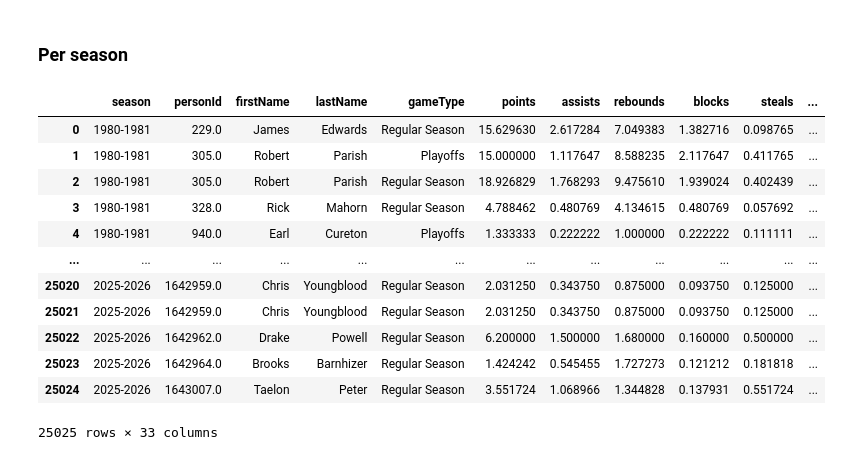
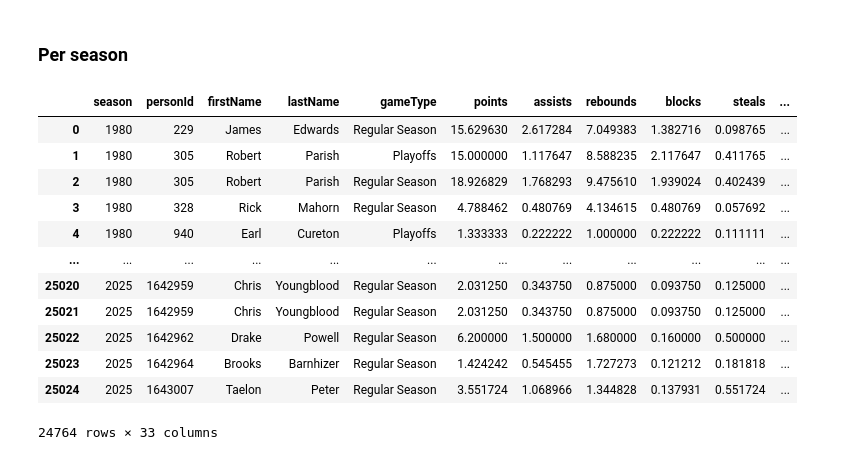
Before and after one commit to com-480-data-visualization/HoopViz, a Jupyter notebook: scripts/players/players.ipynb, the cells around one changed output. Cells and saved outputs as stored; diff of their text form; code cells hidden in the pictures.

Commit message:
add player metadata, remove normalisation/ranking preprocessing and add documentation

```diff
--- a/scripts/players/players.ipynb
+++ b/scripts/players/players.ipynb
@@ -10,9 +10,9 @@ DATA_PATH = "../../data/"
 def get_season(date):
     year = date.year
     if date.month >= 9:
-        return f"{year}-{year+1}"
+        return f"{year}"
     else:
-        return f"{year-1}-{year}"
+        return f"{year-1}"
 # %%
 player_stats = pd.read_csv(DATA_PATH + "/nba_database/PlayerStatistics.csv", dtype={10: str, 11: str, 15: str})
 
@@ -50,6 +50,7 @@ display(player_stats)
 # %%
 # add salary data
 salaries = pd.read_csv(DATA_PATH + "/nba_salary/player_salaries.csv")
+salaries["season"] = salaries["season"].apply(lambda x: x.split("-")[0])
 display(salaries)
 # %% [output]
 |  | player | salary_usd | season | personId | firstName | lastName |
@@ -127,42 +128,54 @@ player_stats_season = player_stats_season.join(main_totals)
 # use minimum game thresholds for regular season / playoffs
 regular_season_min_games = 15
 playoffs_min_games = 4
 
 game_type_idx = player_stats_season.index.get_level_values("gameType")
 player_stats_season = player_stats_season[
     ((game_type_idx == "Regular Season") & (player_stats_season["gamesPlayed"] >= regular_season_min_games)) |
     ((game_type_idx == "Playoffs") & (player_stats_season["gamesPlayed"] >= playoffs_min_games))
 ]
 
 # calculate shooting percentages on season totals
 player_stats_season["proportionThreePoint"] = player_stats_season["threePointersAttempted"] / player_stats_season["fieldGoalsAttempted"]
 player_stats_season["fieldGoalsPercentage"] = player_stats_season["fieldGoalsMade"] / player_stats_season["fieldGoalsAttempted"]
 player_stats_season["threePointersPercentage"] = player_stats_season["threePointersMade"] / player_stats_season["threePointersAttempted"]
 player_stats_season["freeThrowsPercentage"] = player_stats_season["freeThrowsMade"] / player_stats_season["freeThrowsAttempted"]
 
 player_stats_season_flat = player_stats_season.reset_index().copy()
 
 # join salaries on personId and season
 salaries = salaries[["personId", "season", "salary_usd"]].rename(columns={"salary_usd": "salary"})
 player_stats_season_flat = player_stats_season_flat.merge(
     salaries,
     left_on=["personId", "season"],
     right_on=["personId", "season"],
     how="left"
 )
 
+# remove players with same firstName and lastName but different personId (no important player should be affected by this, and it will make the data cleaner for the visualizations)
+conflicting_ids = (
+    player_stats_season_flat.groupby(['firstName', 'lastName'])['personId']
+      .filter(lambda s: s.nunique() > 1)   # keep rows in conflicting name groups
+      .unique()
+)
+player_stats_season_flat = player_stats_season_flat[~player_stats_season_flat['personId'].isin(conflicting_ids)]
+
+
+player_stats_season_flat["personId"] = player_stats_season_flat["personId"].astype(int)
+
+player_stats_season_flat.to_csv(DATA_PATH + "/processed/player_seasons.csv", index=False)
 display(player_stats_season_flat)
 # %% [output]
 |  | season | personId | firstName | lastName | gameType | points | assists | rebounds | blocks | steals | ... |
-| 0 | 1980-1981 | 229.0 | James | Edwards | Regular Season | 15.629630 | 2.617284 | 7.049383 | 1.382716 | 0.098765 | ... |
-| 1 | 1980-1981 | 305.0 | Robert | Parish | Playoffs | 15.000000 | 1.117647 | 8.588235 | 2.117647 | 0.411765 | ... |
-| 2 | 1980-1981 | 305.0 | Robert | Parish | Regular Season | 18.926829 | 1.768293 | 9.475610 | 1.939024 | 0.402439 | ... |
-| 3 | 1980-1981 | 328.0 | Rick | Mahorn | Regular Season | 4.788462 | 0.480769 | 4.134615 | 0.480769 | 0.057692 | ... |
-| 4 | 1980-1981 | 940.0 | Earl | Cureton | Playoffs | 1.333333 | 0.222222 | 1.000000 | 0.222222 | 0.111111 | ... |
+| 0 | 1980 | 229 | James | Edwards | Regular Season | 15.629630 | 2.617284 | 7.049383 | 1.382716 | 0.098765 | ... |
+| 1 | 1980 | 305 | Robert | Parish | Playoffs | 15.000000 | 1.117647 | 8.588235 | 2.117647 | 0.411765 | ... |
+| 2 | 1980 | 305 | Robert | Parish | Regular Season | 18.926829 | 1.768293 | 9.475610 | 1.939024 | 0.402439 | ... |
+| 3 | 1980 | 328 | Rick | Mahorn | Regular Season | 4.788462 | 0.480769 | 4.134615 | 0.480769 | 0.057692 | ... |
+| 4 | 1980 | 940 | Earl | Cureton | Playoffs | 1.333333 | 0.222222 | 1.000000 | 0.222222 | 0.111111 | ... |
 | ... | ... | ... | ... | ... | ... | ... | ... | ... | ... | ... | ... |
-| 25020 | 2025-2026 | 1642959.0 | Chris | Youngblood | Regular Season | 2.031250 | 0.343750 | 0.875000 | 0.093750 | 0.125000 | ... |
-| 25021 | 2025-2026 | 1642959.0 | Chris | Youngblood | Regular Season | 2.031250 | 0.343750 | 0.875000 | 0.093750 | 0.125000 | ... |
-| 25022 | 2025-2026 | 1642962.0 | Drake | Powell | Regular Season | 6.200000 | 1.500000 | 1.680000 | 0.160000 | 0.500000 | ... |
-| 25023 | 2025-2026 | 1642964.0 | Brooks | Barnhizer | Regular Season | 1.424242 | 0.545455 | 1.727273 | 0.121212 | 0.181818 | ... |
-| 25024 | 2025-2026 | 1643007.0 | Taelon | Peter | Regular Season | 3.551724 | 1.068966 | 1.344828 | 0.137931 | 0.551724 | ... |
+| 25020 | 2025 | 1642959 | Chris | Youngblood | Regular Season | 2.031250 | 0.343750 | 0.875000 | 0.093750 | 0.125000 | ... |
+| 25021 | 2025 | 1642959 | Chris | Youngblood | Regular Season | 2.031250 | 0.343750 | 0.875000 | 0.093750 | 0.125000 | ... |
+| 25022 | 2025 | 1642962 | Drake | Powell | Regular Season | 6.200000 | 1.500000 | 1.680000 | 0.160000 | 0.500000 | ... |
+| 25023 | 2025 | 1642964 | Brooks | Barnhizer | Regular Season | 1.424242 | 0.545455 | 1.727273 | 0.121212 | 0.181818 | ... |
+| 25024 | 2025 | 1643007 | Taelon | Peter | Regular Season | 3.551724 | 1.068966 | 1.344828 | 0.137931 | 0.551724 | ... |
-25025 rows × 33 columns
+24764 rows × 33 columns
```
Also changed, not shown: parts of 4 cells of this notebook, 5 other files.
